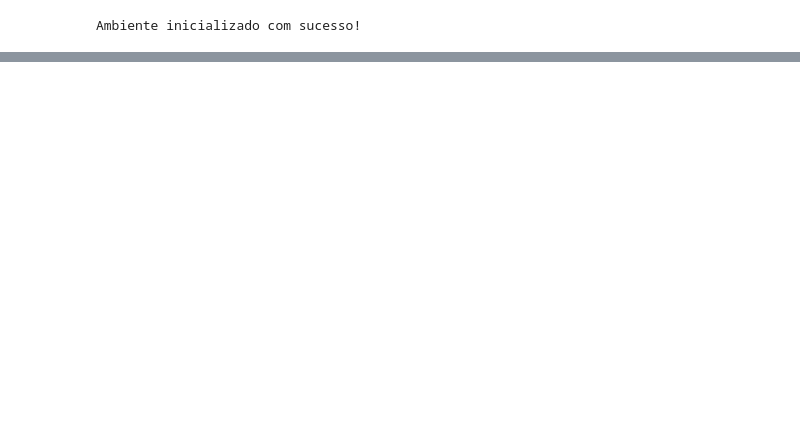
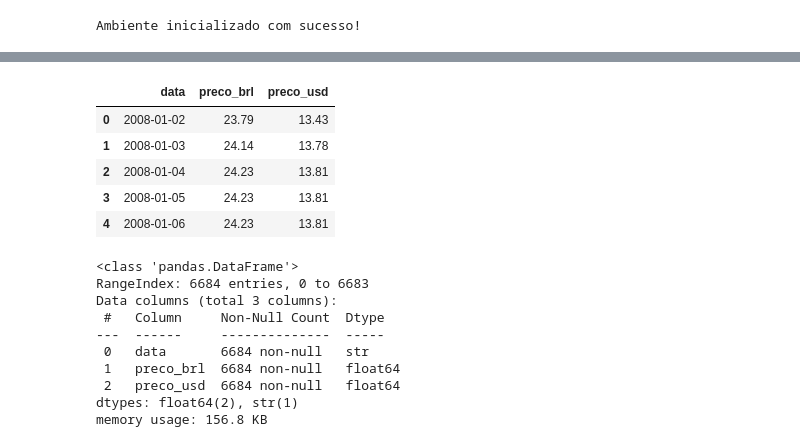
Before and after one commit to brunoOrigem/tcc-predicao-commodities-rs, a Jupyter notebook: notebooks/analise_exploratoria.ipynb, the cells around one changed output, grey strips where cells are left out. Drawn from its saved outputs; the diff is of its cells as text; code cells hidden in the pictures; blank space fills up the shorter version.

```diff
--- a/notebooks/analise_exploratoria.ipynb
+++ b/notebooks/analise_exploratoria.ipynb
@@ -53,0 +77,34 @@ Ambiente inicializado com sucesso!
+# %%
+import os
+
+# Caminho relativo para o dataset processado de arroz
+caminho_dados = os.path.join("..", "data", "processed", "preco_arroz_limpo.csv")
+
+# Se o arquivo estiver na mesma raiz ou se preferir o caminho direto:
+# caminho_dados = "../data/processed/preco_arroz_limpo.csv"
+
+# Carregando o DataFrame
+df_arroz = pd.read_csv(caminho_dados)
+
+# Exibindo as 5 primeiras linhas para conferir as colunas (ex: Data, Preço)
+display(df_arroz.head())
+
+# Exibindo informações gerais (tipos de dados e valores nulos)
+df_arroz.info()
+# %% [output]
+|  | data | preco_brl | preco_usd |
+| 0 | 2008-01-02 | 23.79 | 13.43 |
+| 1 | 2008-01-03 | 24.14 | 13.78 |
+| 2 | 2008-01-04 | 24.23 | 13.81 |
+| 3 | 2008-01-05 | 24.23 | 13.81 |
+| 4 | 2008-01-06 | 24.23 | 13.81 |
+<class 'pandas.DataFrame'>
+RangeIndex: 6684 entries, 0 to 6683
+Data columns (total 3 columns):
+ #   Column     Non-Null Count  Dtype
+---  ------     --------------  -----
+ 0   data       6684 non-null   str
+ 1   preco_brl  6684 non-null   float64
+ 2   preco_usd  6684 non-null   float64
+dtypes: float64(2), str(1)
+memory usage: 156.8 KB
```
Also changed, not shown: parts of 8 cells of this notebook.
